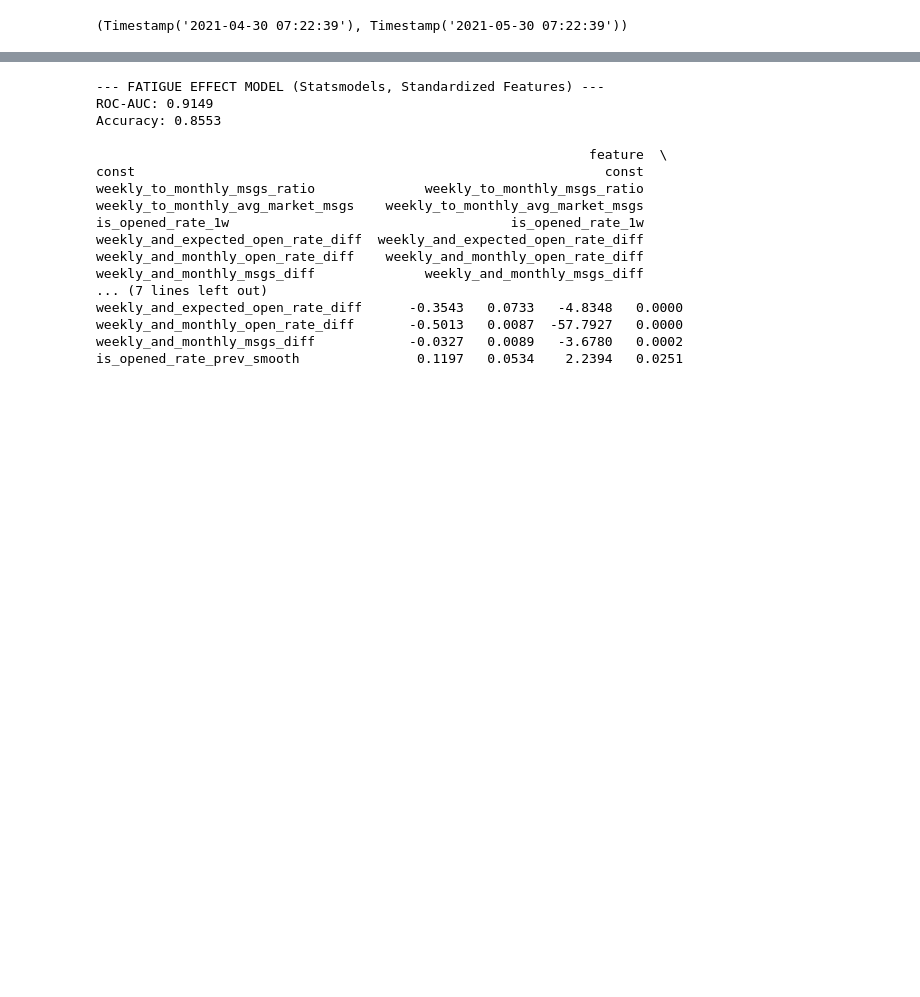
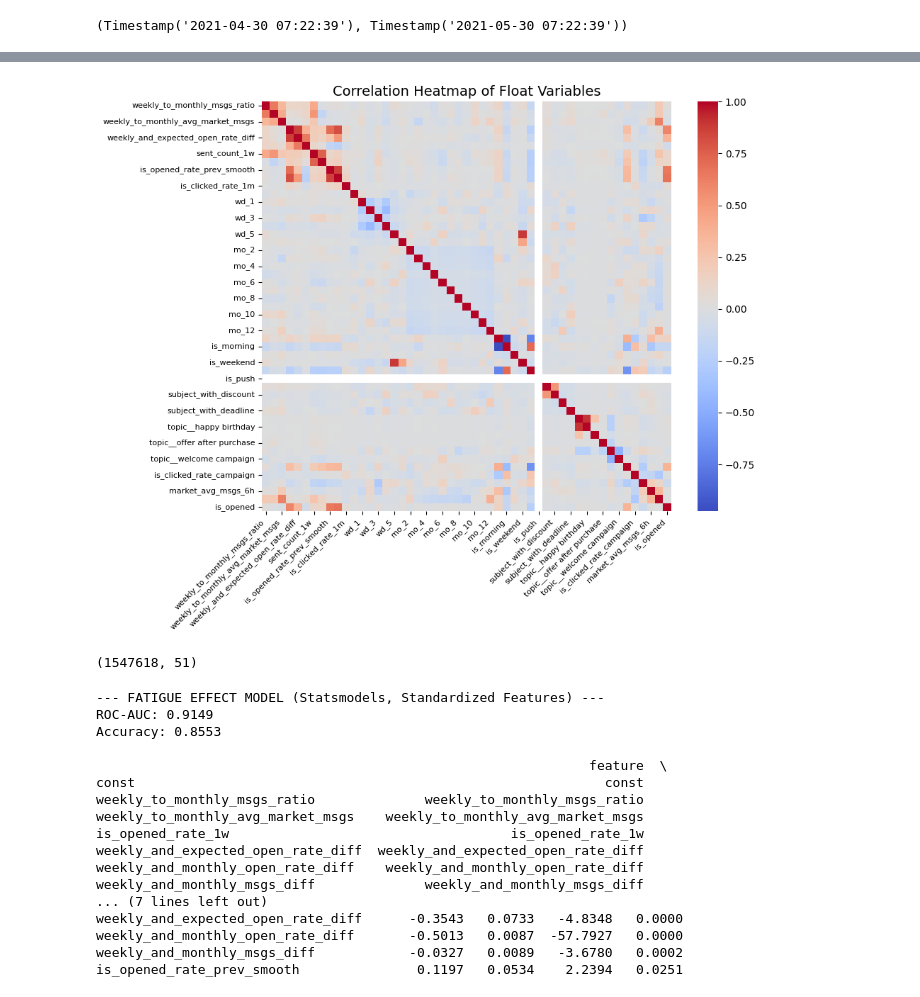
Before and after one commit to NikolozDarsalia/message-campaign-engagement-analysis, a Jupyter notebook: nd_notebooks/EDA_feature_engineering.ipynb, the cells around one changed output, grey strips where cells are left out. Cells and saved outputs as stored; diff of their text form; code cells hidden in the pictures; blank space fills up the shorter version.

```diff
--- a/nd_notebooks/feature_engineering.ipynb
+++ b/nd_notebooks/EDA_feature_engineering.ipynb
@@ -2213,3 +2178,5 @@ def build_fatigue_features(df):
     return df
 # %%
 df_f = build_fatigue_features(df)
+# %%
+df_f = pd.get_dummies(df_f, columns=['weekday','month'], prefix=['wd','mo'], drop_first=True)
@@ -2215,0 +2204,2 @@ df_f = build_fatigue_features(df)
+# %%
+df_f = pd.get_dummies(df_f, columns=['topic'], prefix=['topic_'], drop_first=True)
@@ -2216,3 +2282,37 @@ df_f = build_fatigue_features(df)
+# %%
+df_for_model = df_f[features + ['is_opened']].drop(columns = ['is_opened_rate_campaign_per_client']).fillna(0)
+# %%
+df_for_model = df_for_model.astype('float64')
+# %%
+import matplotlib.pyplot as plt
+import seaborn as sns
+
+# Compute correlation matrix
+corr = df_for_model.corr()
+
+# Set up the matplotlib figure
+plt.figure(figsize=(10, 8))
+
+# Draw the heatmap without numbers
+sns.heatmap(corr,
+            annot=False,       # no numbers inside cells
+            cmap="coolwarm",   # red-blue gradient
+            cbar=True,
+            square=True)
+
+# Make axis labels smaller
+plt.xticks(fontsize=8, rotation=45, ha='right')
+plt.yticks(fontsize=8)
+
+plt.title("Correlation Heatmap of Float Variables", fontsize=14)
+plt.tight_layout()
+plt.show()
+# %% [output]
+[figure, added]
+# %%
+df_for_model.shape
+# %% [output]
+(1547618, 51)
 # %%
 import statsmodels.api as sm
 import pandas as pd
```
Also changed, not shown: parts of 27 cells of this notebook, 9 other files.
